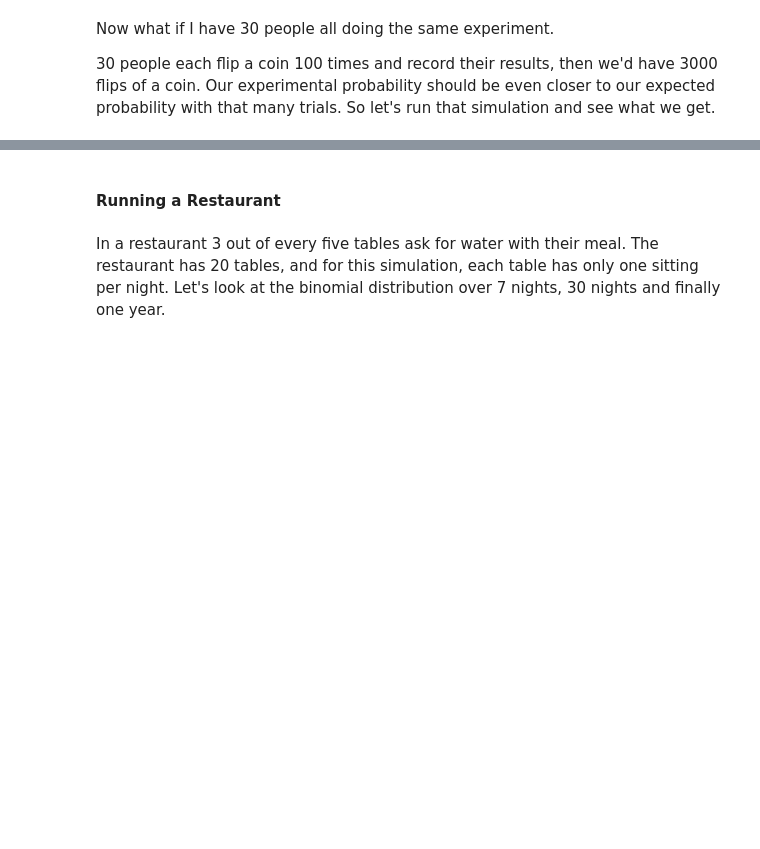
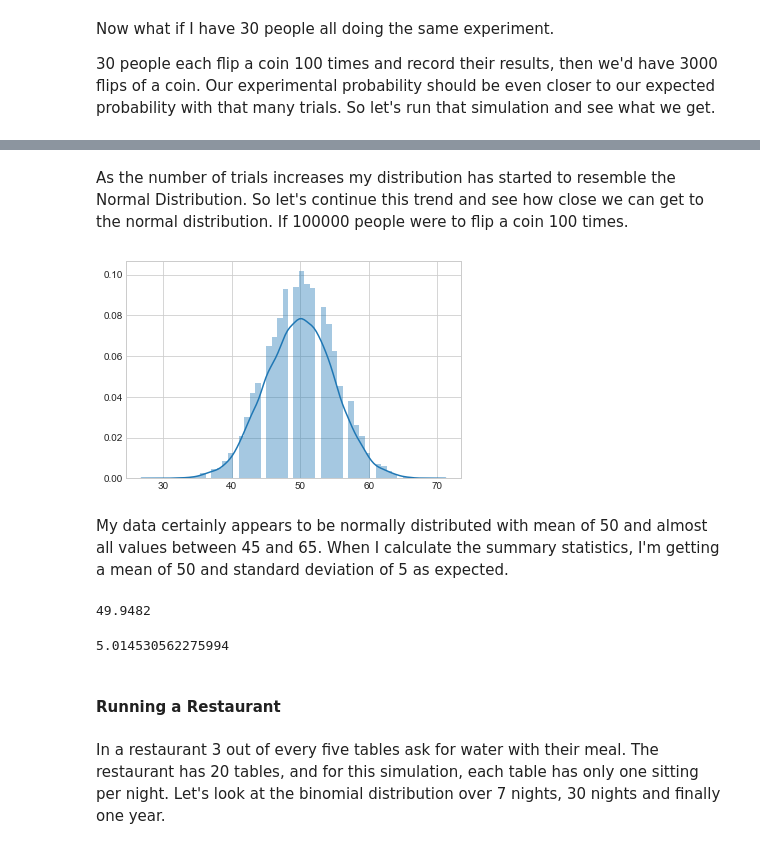
Before and after one commit to MarionMcG/numpy.random, a Jupyter notebook: numpy-random.ipynb, the cells around one changed output, grey strips where cells are left out. Saved outputs shown, nothing was run; the diff lists cells and outputs as text; code cells hidden in the pictures; blank space fills up the shorter version.

```diff
--- a/numpy-random.ipynb
+++ b/numpy-random.ipynb
@@ -433,3 +449,20 @@ ax = df.plot.bar(x = 'Outcome', y = 'Freq', legend = None, rot= 0)
+# %% [markdown]
+As the number of trials increases my distribution has started to resemble the Normal Distribution. So let's continue this trend and see how close we can get to the normal distribution. If 100000 people were to flip a coin 100 times.
+# %%
+y = np.random.binomial (100, 0.5, 10000)
+sns.distplot(y);
+# %% [output]
+[figure, added]
+# %% [markdown]
+My data certainly appears to be normally distributed with mean of 50 and almost all values between 45 and 65. When I calculate the summary statistics, I'm getting a mean of 50 and standard deviation of 5 as expected.
+# %%
+np.mean(y)
+# %% [output]
+49.9482
+# %%
+np.std(y)
+# %% [output]
+5.014530562275994
 # %% [markdown]
 #### Running a Restaurant
 # %% [markdown]
```
Also changed, not shown: parts of 15 cells of this notebook.
